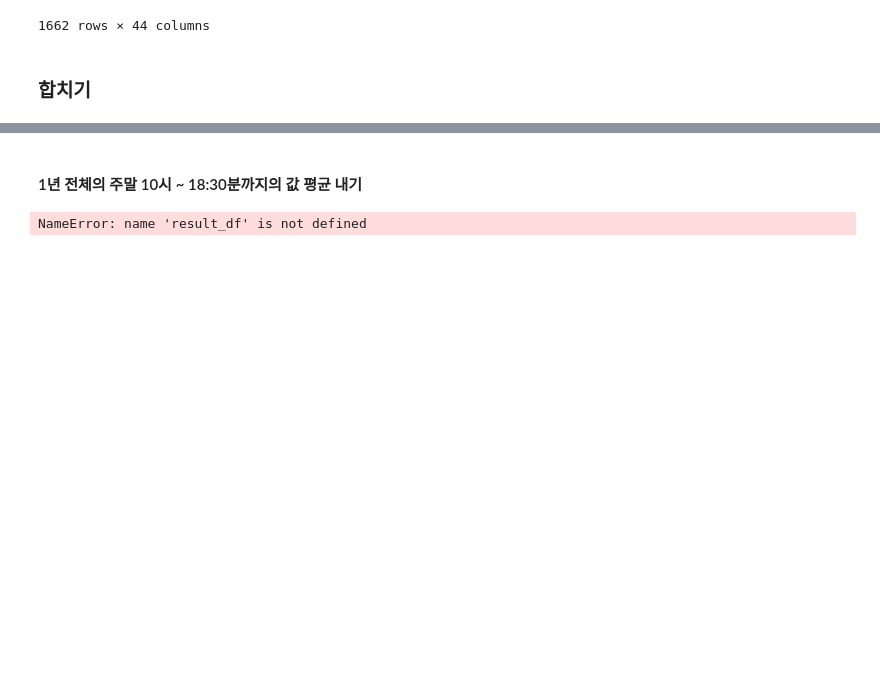
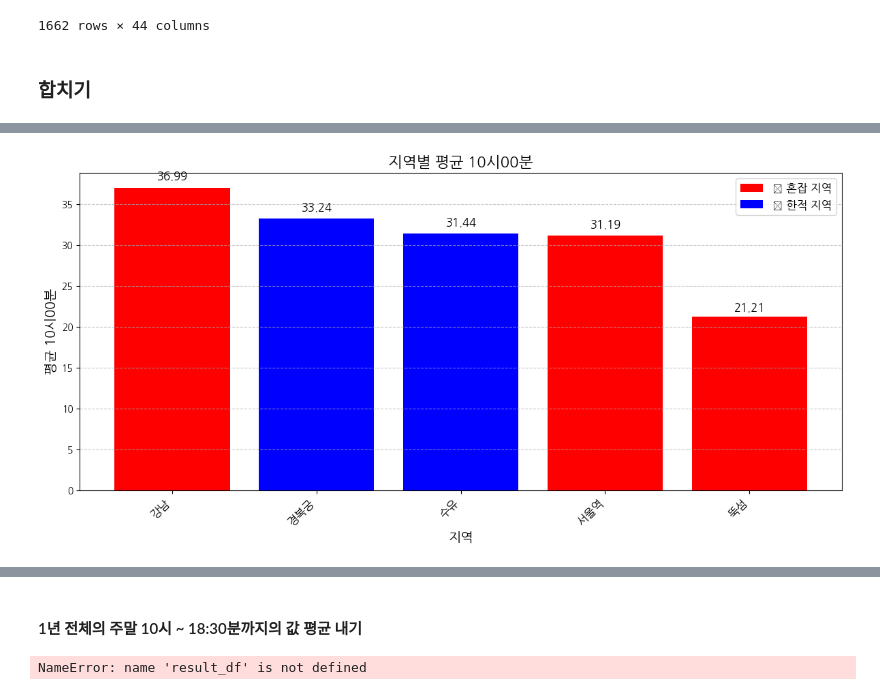
Before and after one commit to addinedu-ros-9th/eda-repo-5, a Jupyter notebook: visualization/subway_filter.ipynb, the cells around one changed output, grey strips where cells are left out. Saved outputs shown, nothing was run; the diff lists cells and outputs as text; code cells hidden in the pictures; blank space fills up the shorter version.

```diff
--- a/visualization/subway_filter.ipynb
+++ b/visualization/subway_filter.ipynb
@@ -378,0 +191,96 @@ combined_df = pd.concat([subway_level1231, subway_level0331, subway_level0630],
+# %%
+import pandas as pd
+import numpy as np
+import matplotlib.pyplot as plt
+import seaborn as sns
+import koreanize_matplotlib
+
+# 관심 지역 목록
+target_areas = ['강남', '서촌', '서울역', '뚝섬', '수유', '해방촌', '경복궁', '암사동 유적']
+
+# 관심 지역만 필터링
+filtered_df = weekend_df[weekend_df['출발역'].isin(target_areas)].copy()
+
+# 카테고리 정보 추가
+filtered_df['지역_카테고리'] = filtered_df['출발역'].apply(
+    lambda x: '🔴 혼잡 지역' if x in ['강남', '서촌', '서울역', '뚝섬'] else '🔵 한적 지역'
+)
+
+# 숫자형 컬럼 선택
+numeric_cols = filtered_df.select_dtypes(include=[np.number]).columns.tolist()
+if not numeric_cols:
+    print("데이터프레임에 숫자형 컬럼이 없습니다.")
+else:
+    # 첫 번째 숫자형 컬럼 사용
+    plot_column = numeric_cols[0]
+    print(f"시각화에 사용할 컬럼: {plot_column}")
+
+    # 지역별 평균 계산
+    area_means = filtered_df.groupby('출발역')[plot_column].mean().reset_index()
+
+    # 카테고리 추가
+    area_means['지역_카테고리'] = area_means['출발역'].apply(
+        lambda x: '🔴 혼잡 지역' if x in ['강남', '서촌', '서울역', '뚝섬'] else '🔵 한적 지역'
+    )
+
+    # 내림차순 정렬
+    area_means = area_means.sort_values(by=plot_column, ascending=False)
+
+    # 그래프 생성
+    plt.figure(figsize=(12, 6))
+
+    # 색상 매핑
+    colors = {'🔴 혼잡 지역': 'red', '🔵 한적 지역': 'blue'}
+    bar_colors = [colors[cat] for cat in area_means['지역_카테고리']]
+
+    # 막대 그래프 그리기
+    bars = plt.bar(area_means['출발역'], area_means[plot_column], color=bar_colors)
+
+    # 그래프 꾸미기
+    plt.title(f'지역별 평균 {plot_column}', fontsize=16)
+    plt.xlabel('지역', fontsize=14)
+    plt.ylabel(f'평균 {plot_column}', fontsize=14)
+    plt.xticks(rotation=45, ha='right', fontsize=12)
+    plt.grid(axis='y', linestyle='--', alpha=0.7)
+
+    # 범례 추가
+    from matplotlib.patches import Patch
+    legend_elements = [
+        Patch(facecolor='red', label='🔴 혼잡 지역'),
+        Patch(facecolor='blue', label='🔵 한적 지역')
+    ]
+    plt.legend(handles=legend_elements, fontsize=12)
+
+    # 각 막대 위에 값 표시
+    for bar in bars:
+        height = bar.get_height()
+        plt.text(bar.get_x() + bar.get_width()/2., height + height*0.02,
+                 f'{height:.2f}', ha='center', va='bottom', fontsize=12)
+
+    plt.tight_layout()
+    plt.show()
+
+    # 카테고리별 평균 계산 및 표시
+    category_means = area_means.groupby('지역_카테고리')[plot_column].mean().reset_index()
+    print("\n카테고리별 평균:")
+    print(category_means)
+
+    # 카테고리별 평균 그래프
+    plt.figure(figsize=(8, 5))
+    cat_colors = [colors[cat] for cat in category_means['지역_카테고리']]
+    cat_bars = plt.bar(category_means['지역_카테고리'], category_means[plot_column], color=cat_colors)
+
+    plt.title(f'카테고리별 평균 {plot_column}', fontsize=16)
+    plt.xlabel('카테고리', fontsize=14)
+    plt.ylabel(f'평균 {plot_column}', fontsize=14)
+    plt.grid(axis='y', linestyle='--', alpha=0.7)
+
+    # 각 막대 위에 값 표시
+    for bar in cat_bars:
+        height = bar.get_height()
+        plt.text(bar.get_x() + bar.get_width()/2., height + height*0.02,
+                 f'{height:.2f}', ha='center', va='bottom', fontsize=12)
+
+    plt.tight_layout()
+    plt.show()
+# %% [output]
@@ -378,0 +288 @@ combined_df = pd.concat([subway_level1231, subway_level0331, subway_level0630],
+[figure, added]
```
Also changed, not shown: parts of 32 cells of this notebook, 2 other files.
